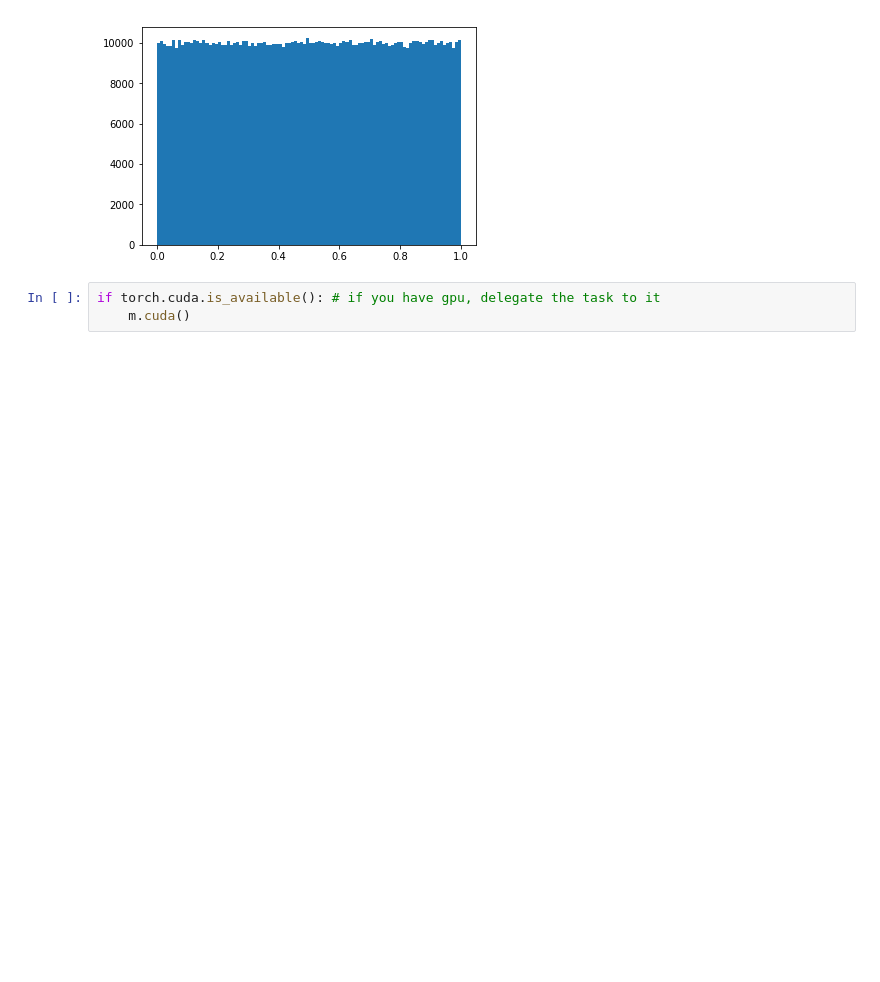
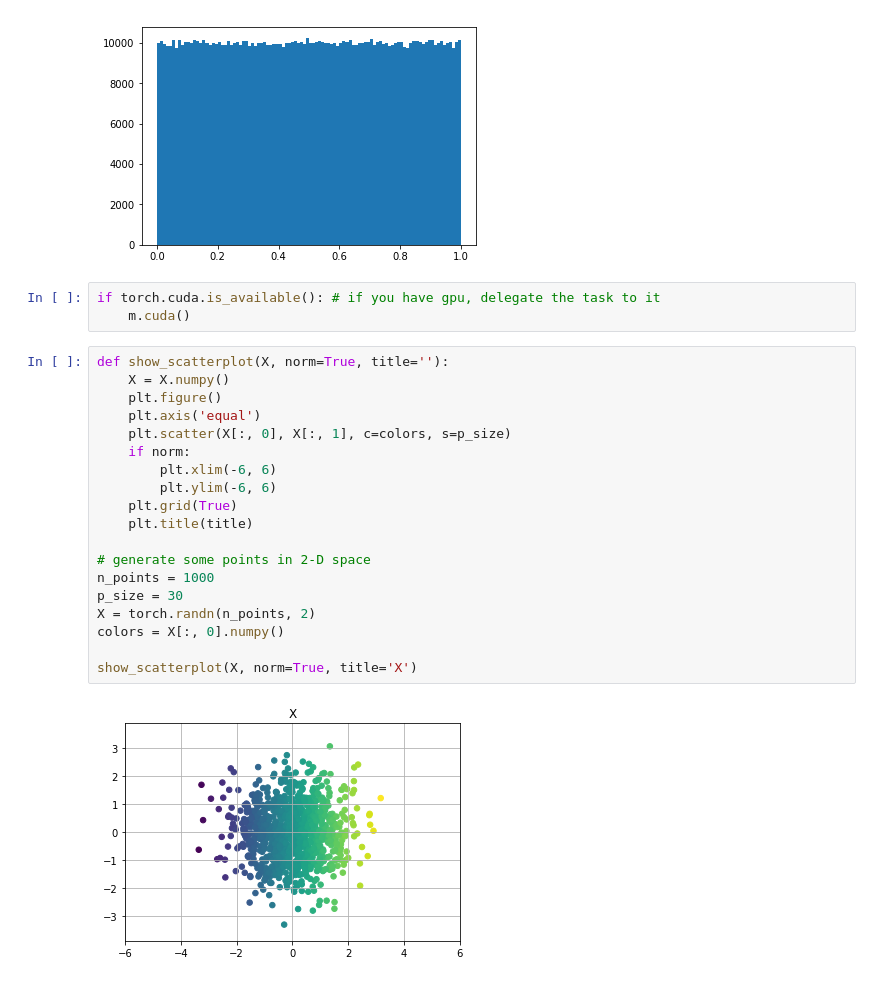
Before and after one commit to kheraAniruddh/Pytorch--Deep-Learning, a Jupyter notebook: TestTorch.ipynb, the cells around one changed output. Cells and saved outputs as stored; diff of their text form; blank space fills up the shorter version.

```diff
--- a/TestTorch.ipynb
+++ b/TestTorch.ipynb
@@ -264,3 +266,24 @@ plt.hist(torch.rand(10**6).numpy(), 100); # rand returns tensor filled with rand
 # %%
 if torch.cuda.is_available(): # if you have gpu, delegate the task to it
     m.cuda()
+# %%
+def show_scatterplot(X, norm=True, title=''):
+    X = X.numpy()
+    plt.figure()
+    plt.axis('equal')
+    plt.scatter(X[:, 0], X[:, 1], c=colors, s=p_size)
+    if norm:
+        plt.xlim(-6, 6)
+        plt.ylim(-6, 6)
+    plt.grid(True)
+    plt.title(title)
+
+# generate some points in 2-D space
+n_points = 1000
+p_size = 30
+X = torch.randn(n_points, 2)
+colors = X[:, 0].numpy()
+
+show_scatterplot(X, norm=True, title='X')
+# %% [output]
+[figure, added]
```
Also changed, not shown: parts of 30 cells of this notebook.
